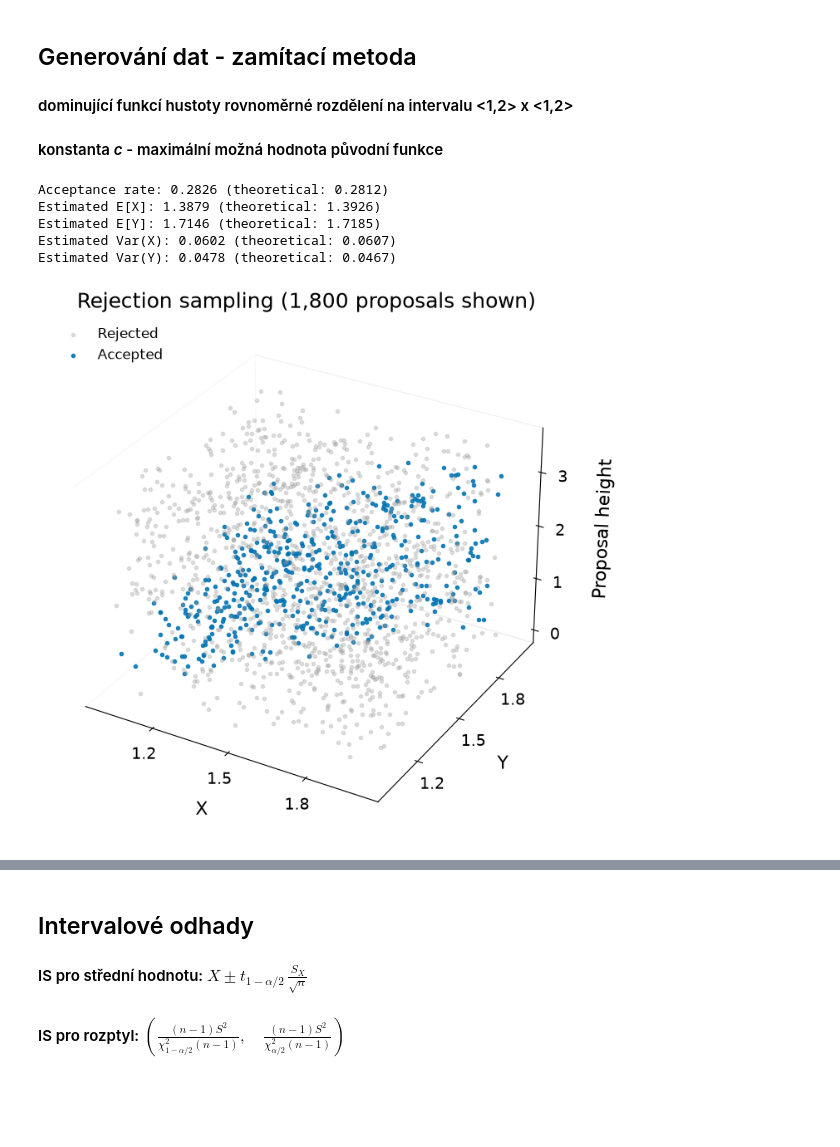
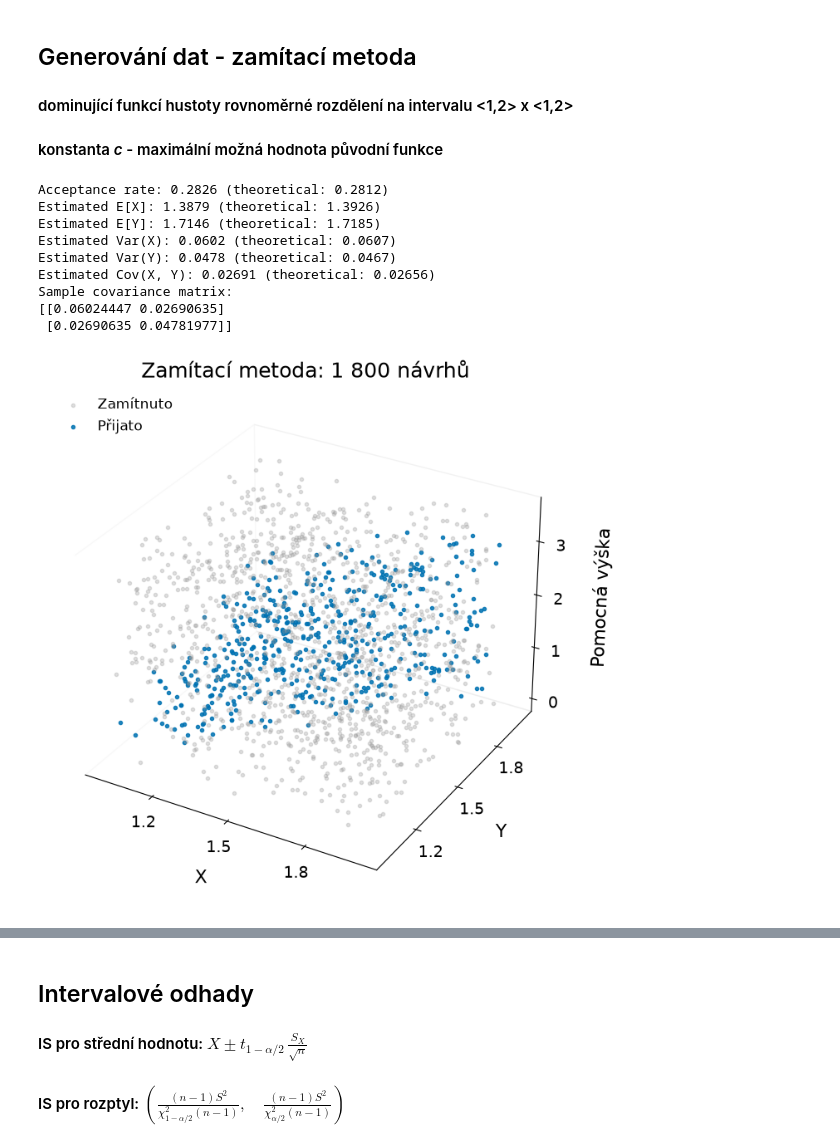
Before and after one commit to VitaliyAtmnk/uloha1, a Jupyter notebook: refactored.ipynb, the cells around one changed output, grey strips where cells are left out. Saved outputs shown, nothing was run; the diff lists cells and outputs as text; code cells hidden in the pictures; blank space fills up the shorter version.

```diff
--- a/refactored.ipynb
+++ b/refactored.ipynb
@@ -310,23 +310,30 @@ def generate_samples(proposal_count=50_000, seed=RANDOM_SEED):
     }
 
 def calculate_sample_statistics(x_samples, y_samples):
-    """Calculate sample means and sample variances."""
+    """Calculate sample means and the unbiased sample covariance matrix."""
+    # Rows are variables and columns are paired observations; off-diagonal entries
+    # estimate Cov(X, Y), while the diagonal contains the sample variances.
+    covariance_matrix = np.cov(np.vstack((x_samples, y_samples)), ddof=1)
     # ddof=1 divides by n-1, giving the unbiased sample variance.
     return {
         "mean_x": float(np.mean(x_samples)),
         "mean_y": float(np.mean(y_samples)),
         "variance_x": float(np.var(x_samples, ddof=1)),
         "variance_y": float(np.var(y_samples, ddof=1)),
+        "covariance_xy": float(covariance_matrix[0, 1]),
+        "covariance_matrix": covariance_matrix,
     }
 
 
-def print_sampling_summary(samples, statistics, expected_x, expected_y, variance_x, variance_y):
+def print_sampling_summary(samples, statistics, expected_x, expected_y, variance_x, variance_y, covariance_xy):
     """Print rejection-sampling diagnostics."""
     print(f"Acceptance rate: {samples['acceptance_rate']:.4f} (theoretical: {9/32:.4f})")
     print(f"Estimated E[X]: {statistics['mean_x']:.4f} (theoretical: {float(expected_x):.4f})")
     print(f"Estimated E[Y]: {statistics['mean_y']:.4f} (theoretical: {float(expected_y):.4f})")
     print(f"Estimated Var(X): {statistics['variance_x']:.4f} (theoretical: {float(variance_x):.4f})")
     print(f"Estimated Var(Y): {statistics['variance_y']:.4f} (theoretical: {float(variance_y):.4f})")
+    print(f"Estimated Cov(X, Y): {statistics['covariance_xy']:.5f} (theoretical: {float(covariance_xy):.5f})")
+    print(f"Sample covariance matrix:\n{statistics['covariance_matrix']}")
 
 
 def plot_rejection_sampling(samples):
@@ -339,14 +346,14 @@ def plot_rejection_sampling(samples):
         figure = plt.figure(figsize=(8, 7))
         axis = figure.add_subplot(111, projection="3d")
 
-        for accepted, color, label in ((False, "#999999", "Rejected"), (True, "#0072B2", "Accepted")):
+        for accepted, color, label in ((False, "#999999", "Zamítnuto"), (True, "#0072B2", "Přijato")):
             selected = indices[samples["accepted_mask"][indices] == accepted]
             axis.scatter(samples["proposed_x"][selected], samples["proposed_y"][selected],
                          samples["proposed_z"][selected], color=color, s=9,
                          alpha=0.85 if accepted else 0.3, depthshade=False,
                          label=label, rasterized=True)
 
-        axis.set(xlabel="X", ylabel="Y", zlabel="Proposal height", title="Rejection sampling (1,800 proposals shown)")
+        axis.set(xlabel="X", ylabel="Y", zlabel="Pomocná výška", title="Zamítací metoda: 1 800 návrhů")
         axis.grid(False)
 
         for coordinate_axis in (axis.xaxis, axis.yaxis, axis.zaxis):
@@ -368,34 +375,40 @@ def plot_rejection_sampling(samples):
                               extent=(1, 2, 1, 2), mincnt=1, cmap="viridis",
                               linewidths=0, rasterized=True)
 
         axis.plot([1, 2], [1, 2], color="0.35", linestyle="--", linewidth=1.5)
         axis.set(xlim=(1, 2), ylim=(1, 2), aspect="equal")
 
-        style_axis(axis, "Accepted sample pairs", "X", "Y", show_legend=False)
+        style_axis(axis, "Přijaté dvojice", "X", "Y", show_legend=False)
 
         axis.grid(False)
-        figure.colorbar(density, ax=axis, label="Pairs per hexagon", shrink=0.85)
+        figure.colorbar(density, ax=axis, label="Počet dvojic v buňce", shrink=0.85)
 
     display_figure(figure, "accepted_pairs")
 
 def task_4():
     samples = generate_samples()
     x_samples, y_samples = samples["x"], samples["y"]
     x_density, y_density = calculate_marginal_densities(joint_density)
 
     sample_statistics = calculate_sample_statistics(x_samples, y_samples)
 
     expected_x, expected_y = calculate_means(x_density, y_density)
     variance_x, variance_y = calculate_variances(x_density, y_density, expected_x, expected_y)
 
-    print_sampling_summary(samples, sample_statistics, expected_x, expected_y, variance_x, variance_y)
+    covariance_xy = calculate_covariance(joint_density, expected_x, expected_y)
+
+    print_sampling_summary(samples, sample_statistics, expected_x, expected_y, variance_x, variance_y, covariance_xy)
     plot_rejection_sampling(samples)
 
 task_4()
 # %% [output]
 Acceptance rate: 0.2826 (theoretical: 0.2812)
 Estimated E[X]: 1.3879 (theoretical: 1.3926)
 Estimated E[Y]: 1.7146 (theoretical: 1.7185)
 Estimated Var(X): 0.0602 (theoretical: 0.0607)
 Estimated Var(Y): 0.0478 (theoretical: 0.0467)
+Estimated Cov(X, Y): 0.02691 (theoretical: 0.02656)
+Sample covariance matrix:
+[[0.06024447 0.02690635]
+ [0.02690635 0.04781977]]
-[figure, old version]
+[figure, new version]
```
Also changed, not shown: parts of 7 cells of this notebook, 3 other files.
